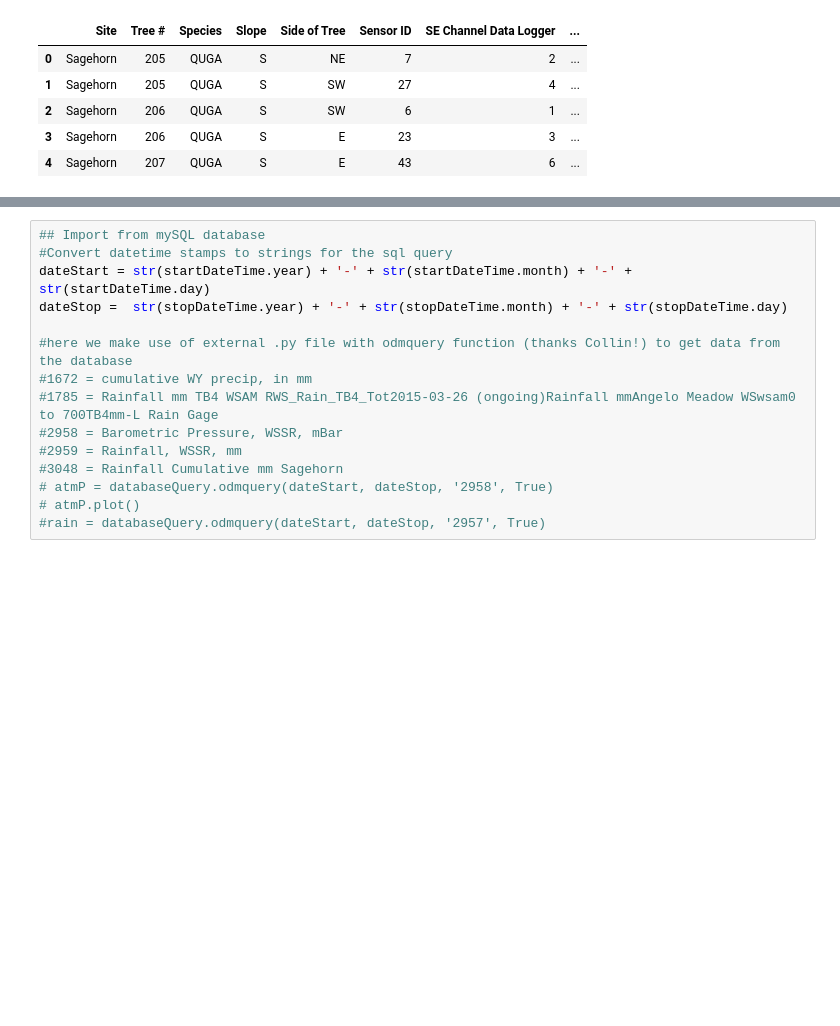
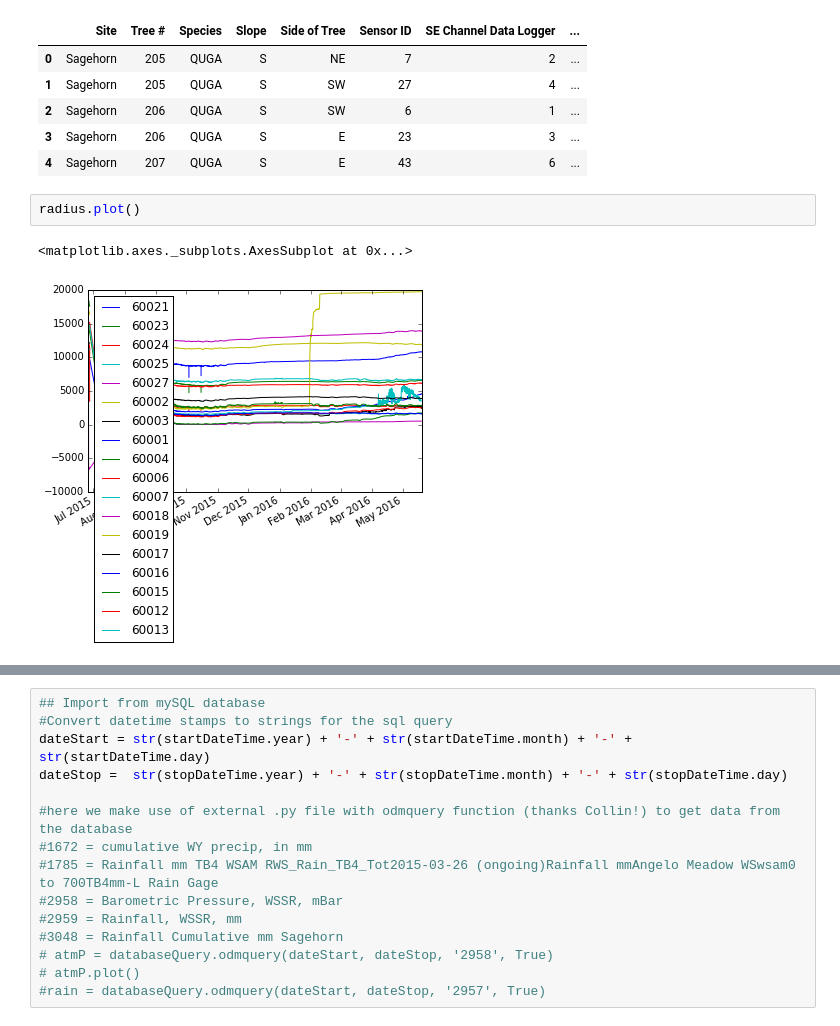
Before and after one commit to jessehahm/Piston-Dendrometer, a Jupyter notebook: Piston Dendrometer.ipynb, the cells around one changed output, grey strips where cells are left out. Saved outputs shown, nothing was run; the diff lists cells and outputs as text; blank space fills up the shorter version.

```diff
--- a/Piston Dendrometer.ipynb
+++ b/Piston Dendrometer.ipynb
@@ -54,3 +54,8 @@ metadata.head()
 | 2 | Sagehorn | 206 | QUGA | S | SW | 6 | 1 | ... |
 | 3 | Sagehorn | 206 | QUGA | S | E | 23 | 3 | ... |
 | 4 | Sagehorn | 207 | QUGA | S | E | 43 | 6 | ... |
+# %%
+radius.plot()
+# %% [output]
+<matplotlib.axes._subplots.AxesSubplot at 0x...>
+[figure, added]
```
Also changed, not shown: parts of 4 cells of this notebook, 4 other files.
